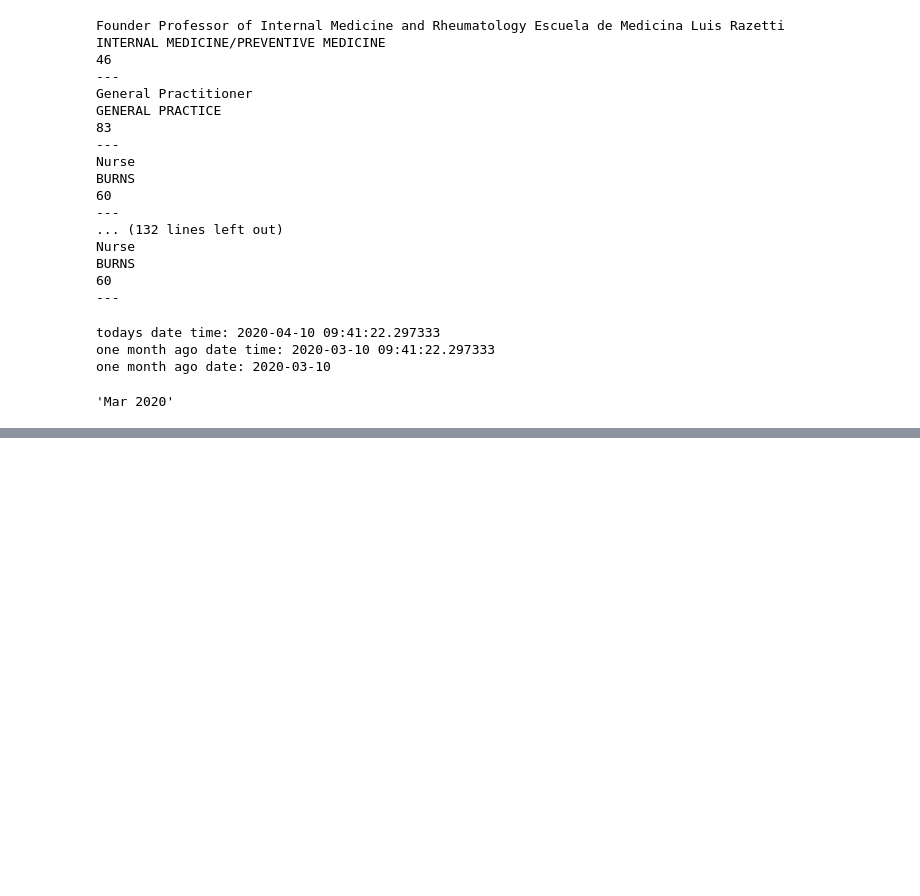
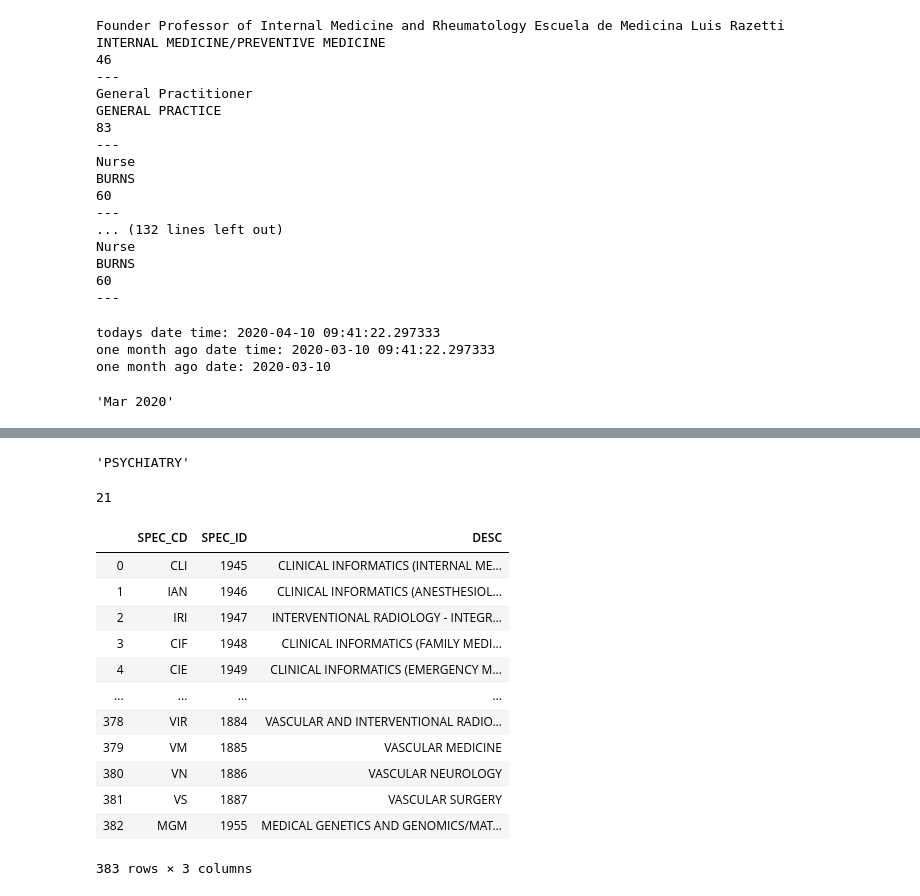
Before and after one commit to AMADataLabs/Core, a Jupyter notebook: Sandbox/Medscape/ME_match.ipynb, the cells around one changed output, grey strips where cells are left out. Cells and saved outputs as stored; diff of their text form; code cells hidden in the pictures; blank space fills up the shorter version.

```diff
--- a/Sandbox/Medscape/ME_match.ipynb
+++ b/Sandbox/Medscape/ME_match.ipynb
@@ -336,0 +363,10 @@ one month ago date: 2020-03-10
+# %%
+# x = ppd[(ppd.FIRST_NAME=='EVELYN')&(ppd.LAST_NAME=='CARO')]
+# x.iloc[0]['PRIM_SPEC_CD']
+spec[spec.SPEC_CD=='P'].iloc[0]['DESC']
+# %% [output]
+'PSYCHIATRY'
+# %%
+fuzz.ratio('Psychiatry','Holy Cross Hospital')
+# %% [output]
+21
@@ -336,0 +388,16 @@ one month ago date: 2020-03-10
+# %%
+spec
+# %% [output]
+|  | SPEC_CD | SPEC_ID | DESC |
+| 0 | CLI | 1945 | CLINICAL INFORMATICS (INTERNAL ME... |
+| 1 | IAN | 1946 | CLINICAL INFORMATICS (ANESTHESIOL... |
+| 2 | IRI | 1947 | INTERVENTIONAL RADIOLOGY - INTEGR... |
+| 3 | CIF | 1948 | CLINICAL INFORMATICS (FAMILY MEDI... |
+| 4 | CIE | 1949 | CLINICAL INFORMATICS (EMERGENCY M... |
+| ... | ... | ... | ... |
+| 378 | VIR | 1884 | VASCULAR AND INTERVENTIONAL RADIO... |
+| 379 | VM | 1885 | VASCULAR MEDICINE |
+| 380 | VN | 1886 | VASCULAR NEUROLOGY |
+| 381 | VS | 1887 | VASCULAR SURGERY |
+| 382 | MGM | 1955 | MEDICAL GENETICS AND GENOMICS/MAT... |
+383 rows × 3 columns
```
Also changed, not shown: parts of 9 cells of this notebook, 3 other files.
